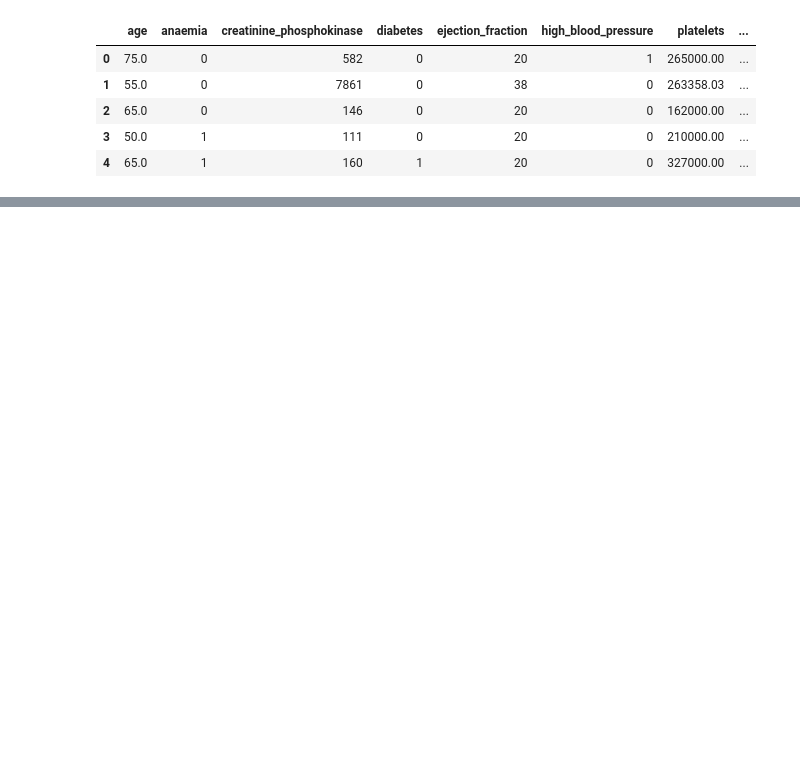
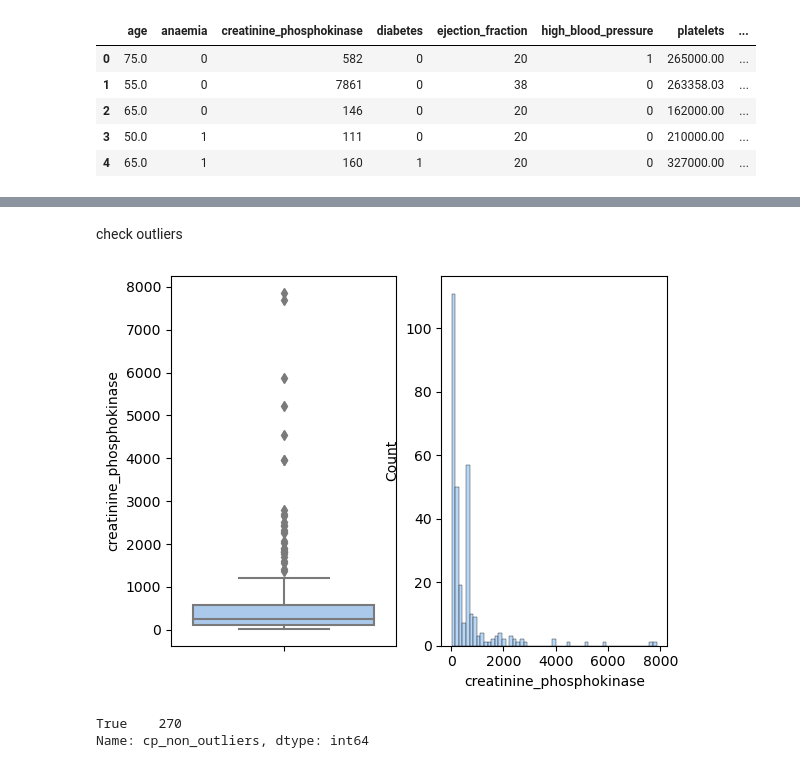
Before and after one commit to usuajiayako/DataScienceWeek7, a Jupyter notebook: ANN_assignment/ann_for_heart_failure.ipynb, the cells around one changed output, grey strips where cells are left out. Cells and saved outputs as stored; diff of their text form; code cells hidden in the pictures; blank space fills up the shorter version.

Commit message:
check outliers for creatinine_phosphokinase column and drop the outliers

```diff
--- a/ANN_assignment/ann_for_heart_failure.ipynb
+++ b/ANN_assignment/ann_for_heart_failure.ipynb
@@ -22,0 +54,29 @@ data.head()
+# %% [markdown]
+check outliers
+# %%
+# Visualising outliers for "creatinine_phosphokinase"
+figure, ax = plt.subplots(1, 2, squeeze = False)
+sns.boxplot(ax = ax[0,0], y = data["creatinine_phosphokinase"])
+sns.histplot(ax = ax[0,1], x = data["creatinine_phosphokinase"])
+plt.show()
+
+# Defining Outliers
+Q1 = data["creatinine_phosphokinase"].quantile(0.25)
+Q3 = data["creatinine_phosphokinase"].quantile(0.75)
+IQR = Q3 - Q1    # IQR is interquartile range
+outlier_ll = Q1 - 1.5 * IQR
+outlier_ul = Q3 + 1.5 * IQR
+
+# Counting Outliers
+non_outliers = (data["creatinine_phosphokinase"] >= outlier_ll) & (data["creatinine_phosphokinase"] <= outlier_ul)
+non_outliers.value_counts() # True = 270, False = 28
+data["cp_non_outliers"] = non_outliers
+
+# Drop rows of ouliers for "creatinine_phosphokinase" column
+data.drop(data[data["cp_non_outliers"] == False].index, axis = 0, inplace = True)
+# Checking
+data["cp_non_outliers"].value_counts() # True = 270
+# %% [output]
+[figure, added]
+True    270
+Name: cp_non_outliers, dtype: int64
```
Also changed, not shown: parts of 7 cells of this notebook.
